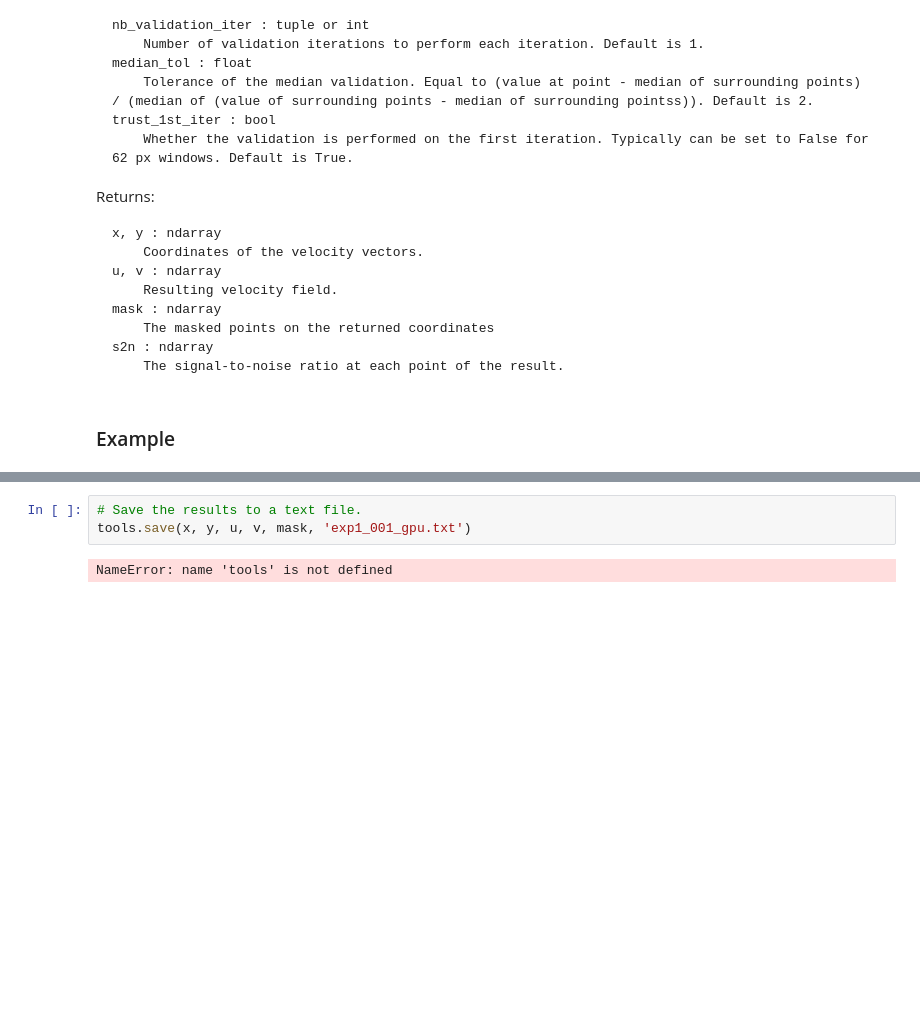
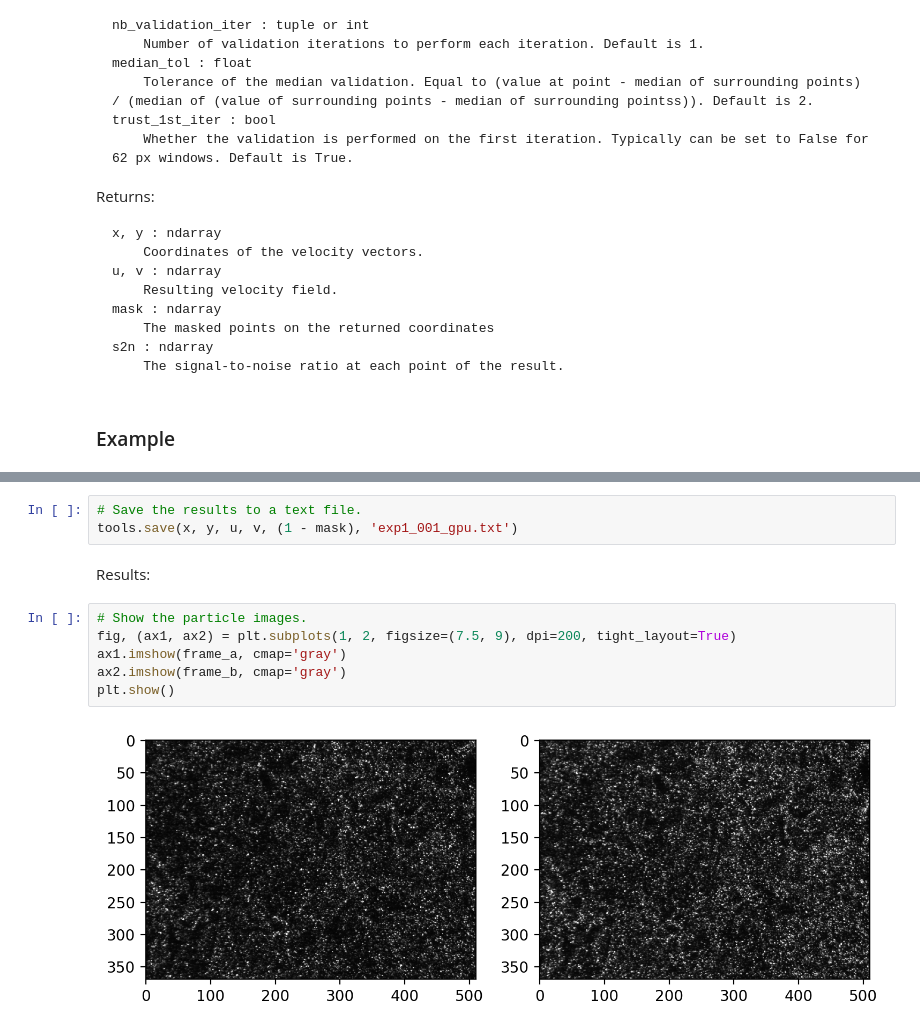
Before and after one commit to OpenPIV/openpiv-python-gpu, a Jupyter notebook: Openpiv_Python_Tutorial_Basic.ipynb, the cells around one changed output, grey strips where cells are left out. Drawn from its saved outputs; the diff is of its cells as text; blank space fills up the shorter version.

Commit message:
Add details and visualization to tutorial

```diff
--- a/Openpiv_Python_Tutorial_Basic.ipynb
+++ b/Openpiv_Python_Tutorial_Basic.ipynb
@@ -113,7 +186,15 @@ NameError: name 'openpiv' is not defined
 # %%
 # Save the results to a text file.
-tools.save(x, y, u, v, mask, 'exp1_001_gpu.txt')
+tools.save(x, y, u, v, (1 - mask), 'exp1_001_gpu.txt')
-# %% [output]
-NameError: name 'tools' is not defined
+# %% [markdown]
+Results:
+# %%
+# Show the particle images.
+fig, (ax1, ax2) = plt.subplots(1, 2, figsize=(7.5, 9), dpi=200, tight_layout=True)
+ax1.imshow(frame_a, cmap='gray')
+ax2.imshow(frame_b, cmap='gray')
+plt.show()
+# %% [output]
+[figure, added]
 # %%
 # The results can be visualized using the openpiv.tools module.
```
Also changed, not shown: parts of 12 cells of this notebook.
